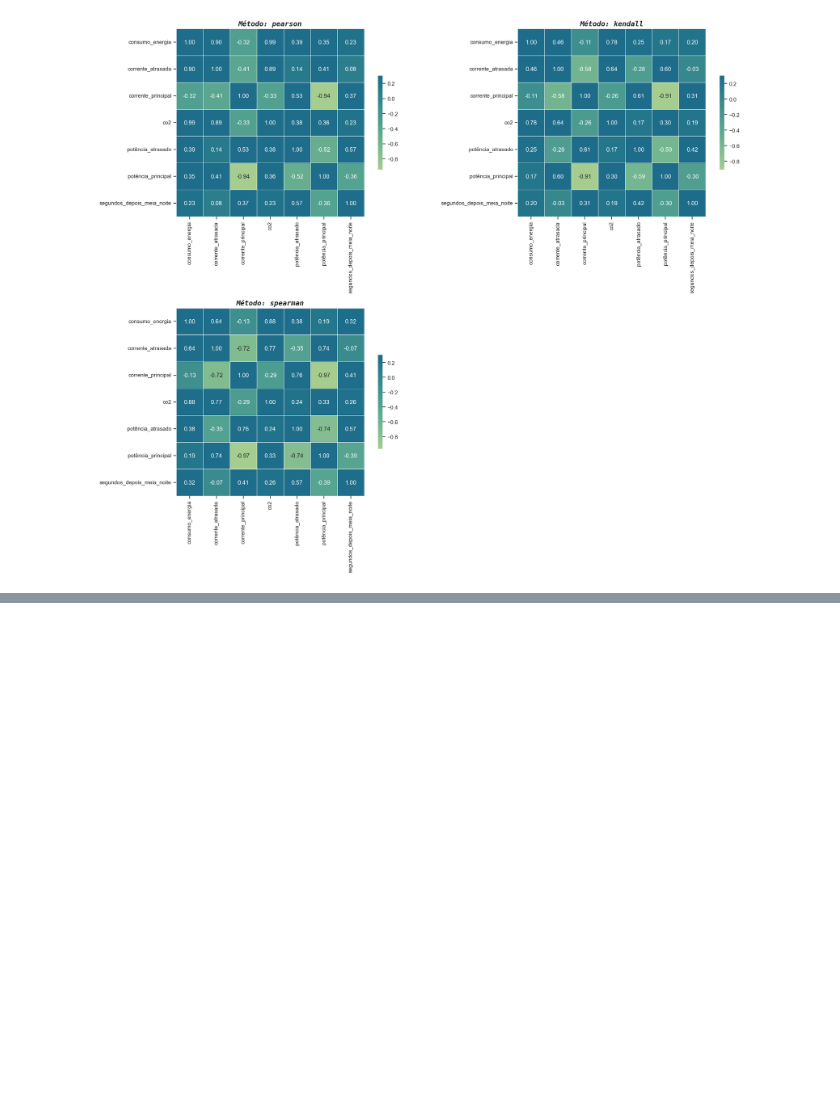
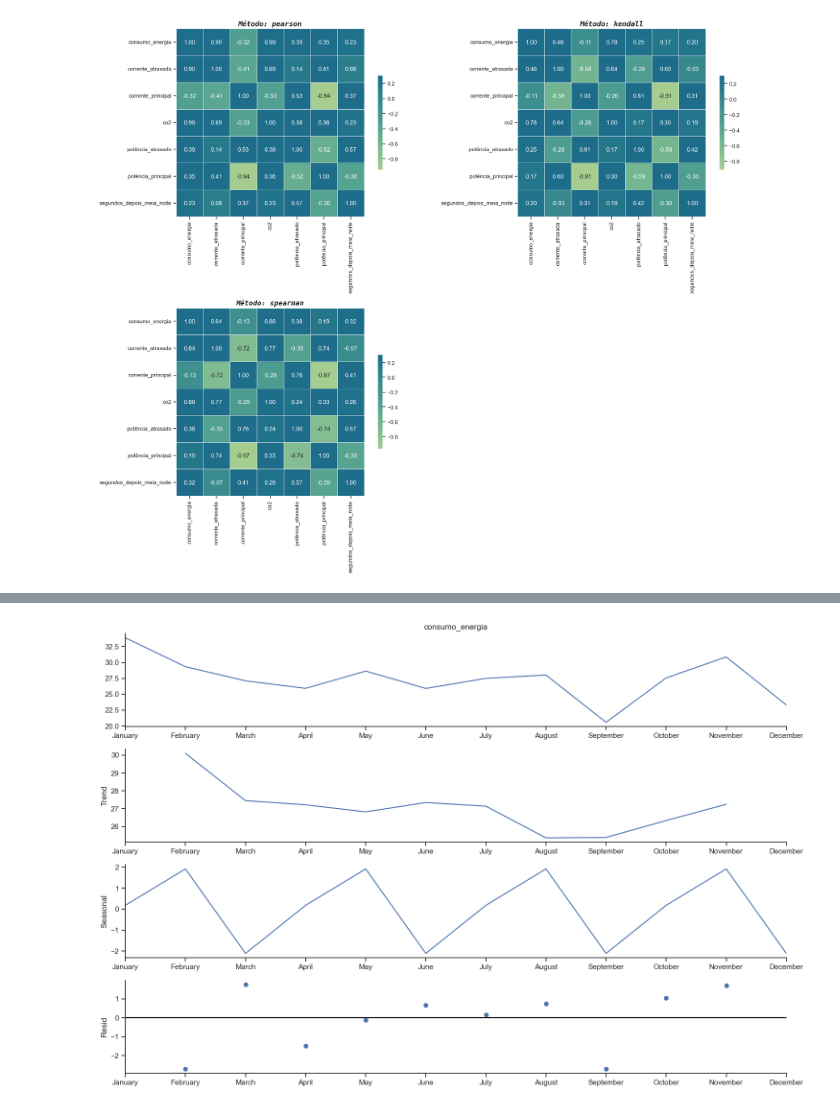
Before and after one commit to MatBrands/Data4All_Business-Case, a Jupyter notebook: main/notebooks/eda.ipynb, the cells around one changed output, grey strips where cells are left out. Cells and saved outputs as stored; diff of their text form; code cells hidden in the pictures; blank space fills up the shorter version.

```diff
--- a/main/notebooks/eda.ipynb
+++ b/main/notebooks/eda.ipynb
@@ -303,0 +315,9 @@ plt.show()
+# %%
+decomposed = seasonal_decompose(df_groupby_month['consumo_energia'], model='additive', period=3)
+
+fig = decomposed.plot()
+fig.set_size_inches((15, 10))
+fig.tight_layout()
+plt.show()
+# %% [output]
+[figure, added]
```
Also changed, not shown: parts of 2 cells of this notebook.
